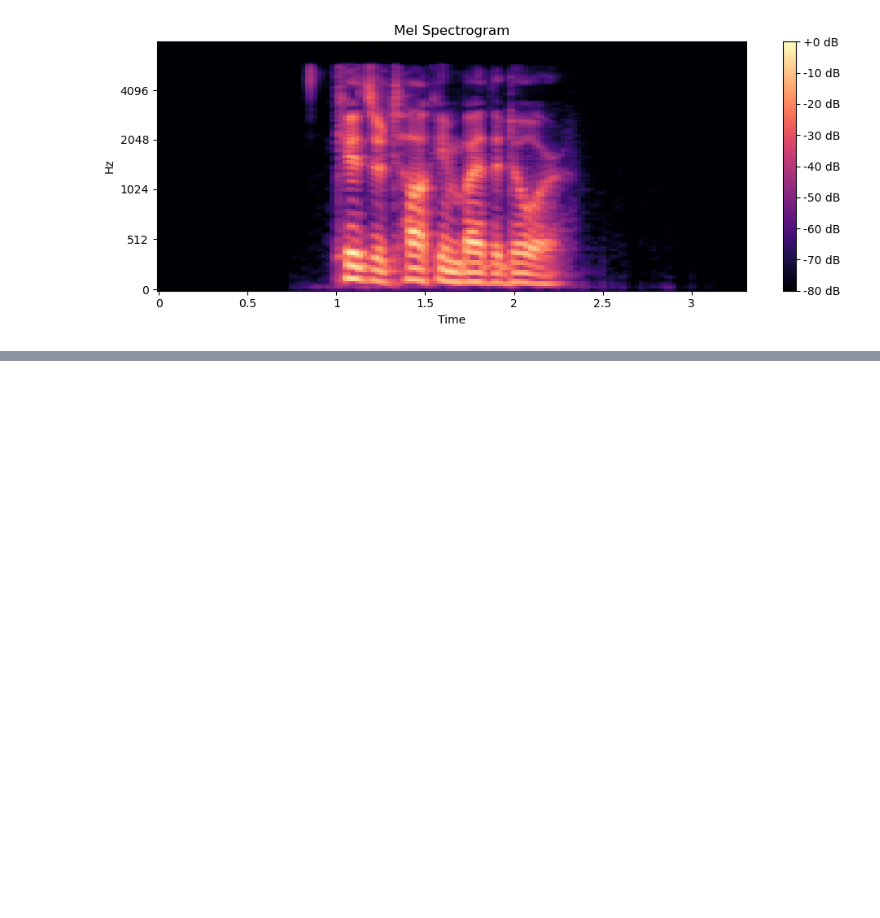
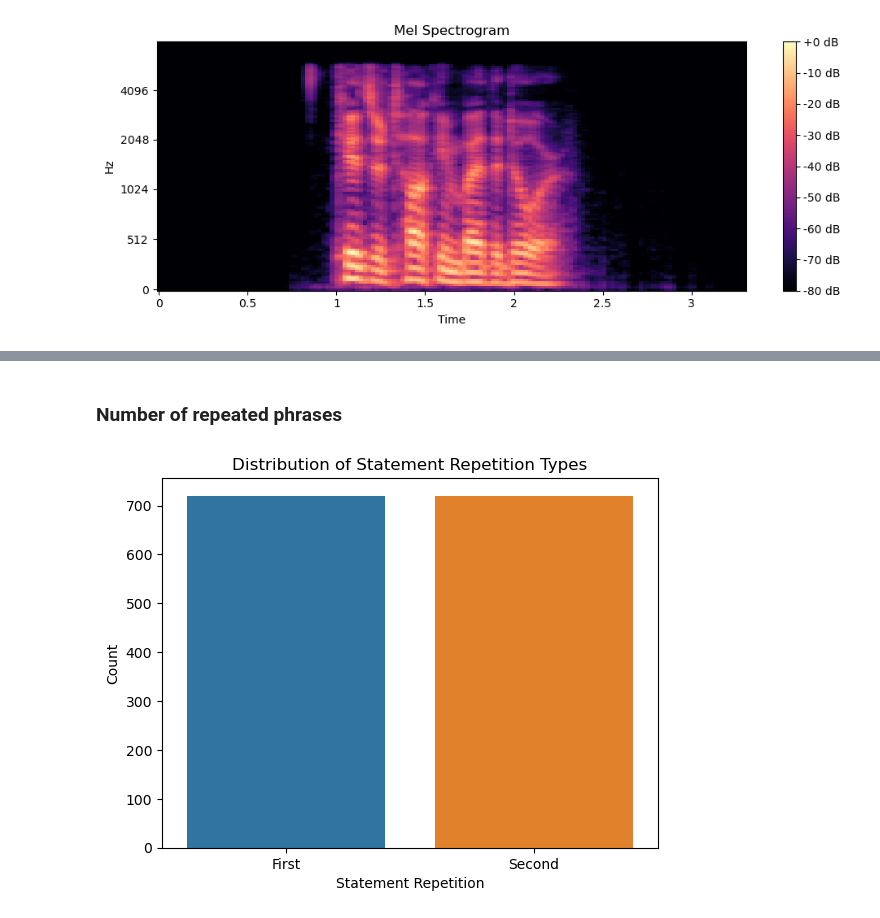
Before and after one commit to Impingere/Projects, a Jupyter notebook: 18.6.1 Capstone Two - Data Wrangling/Capstone 2 - Data Wrangling.ipynb, the cells around one changed output, grey strips where cells are left out. Saved outputs shown, nothing was run; the diff lists cells and outputs as text; code cells hidden in the pictures; blank space fills up the shorter version.

```diff
--- a/18.6.1 Capstone Two - Data Wrangling/Capstone 2 - Data Wrangling.ipynb
+++ b/18.6.1 Capstone Two - Data Wrangling/Capstone 2 - Data Wrangling.ipynb
@@ -227,0 +359,18 @@ print(df.head())
+# %% [markdown]
+### Number of repeated phrases<a id='Number_of_repeated_phrases'></a>
+# %%
+# Replace 1 and 2 with 'First' and 'Second' in the 'statement_repetition' column
+df['statement_repetition'] = df['statement_repetition'].replace({1: 'First', 2: 'Second'})
+
+# Create a count plot
+sns.countplot(x='statement_repetition', data=df)
+
+# Adding labels and title for clarity
+plt.xlabel('Statement Repetition')
+plt.ylabel('Count')
+plt.title('Distribution of Statement Repetition Types')
+
+# Display the plot
+plt.show()
+# %% [output]
+[figure, added]
```
Also changed, not shown: parts of 39 cells of this notebook, 1 other file.
